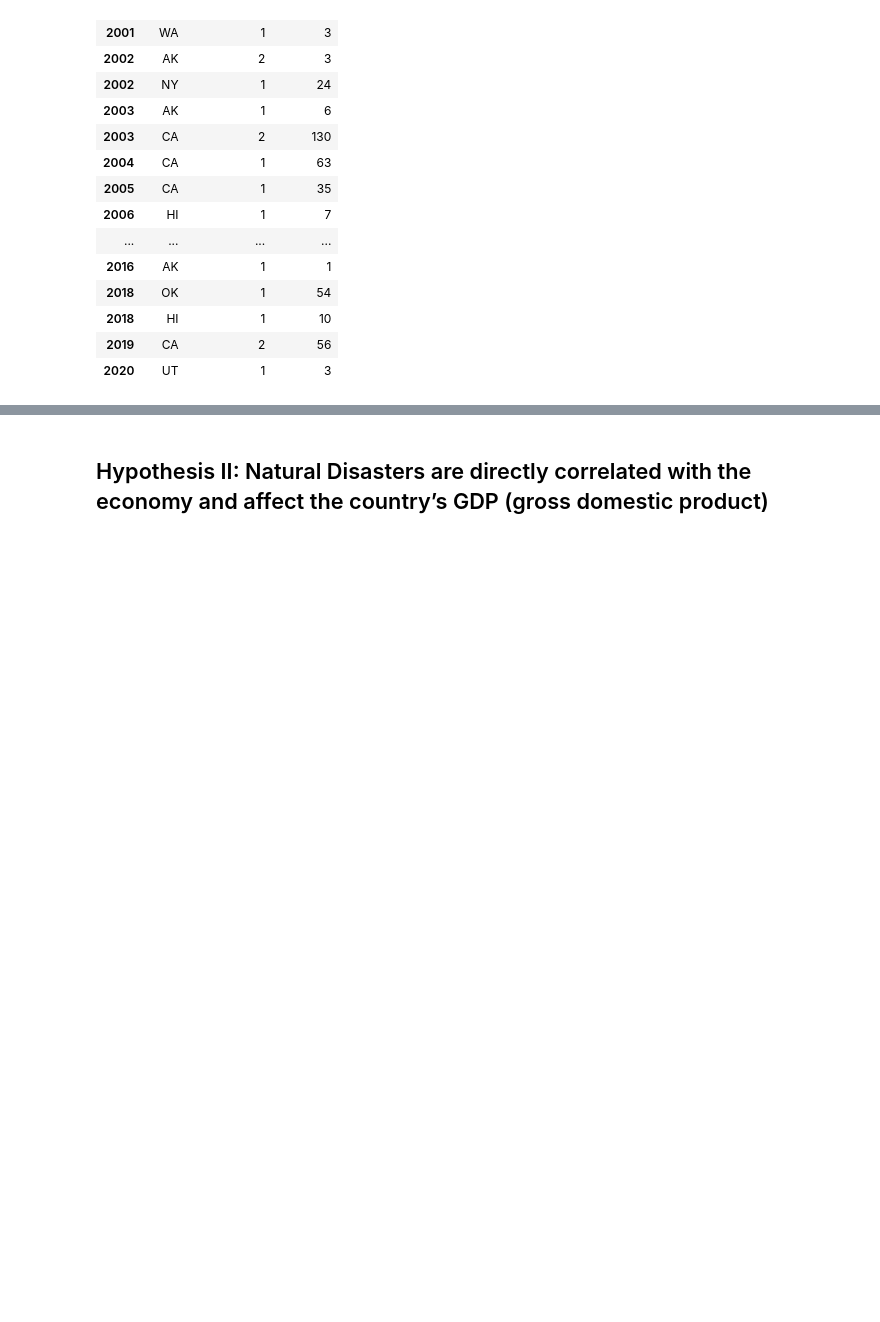
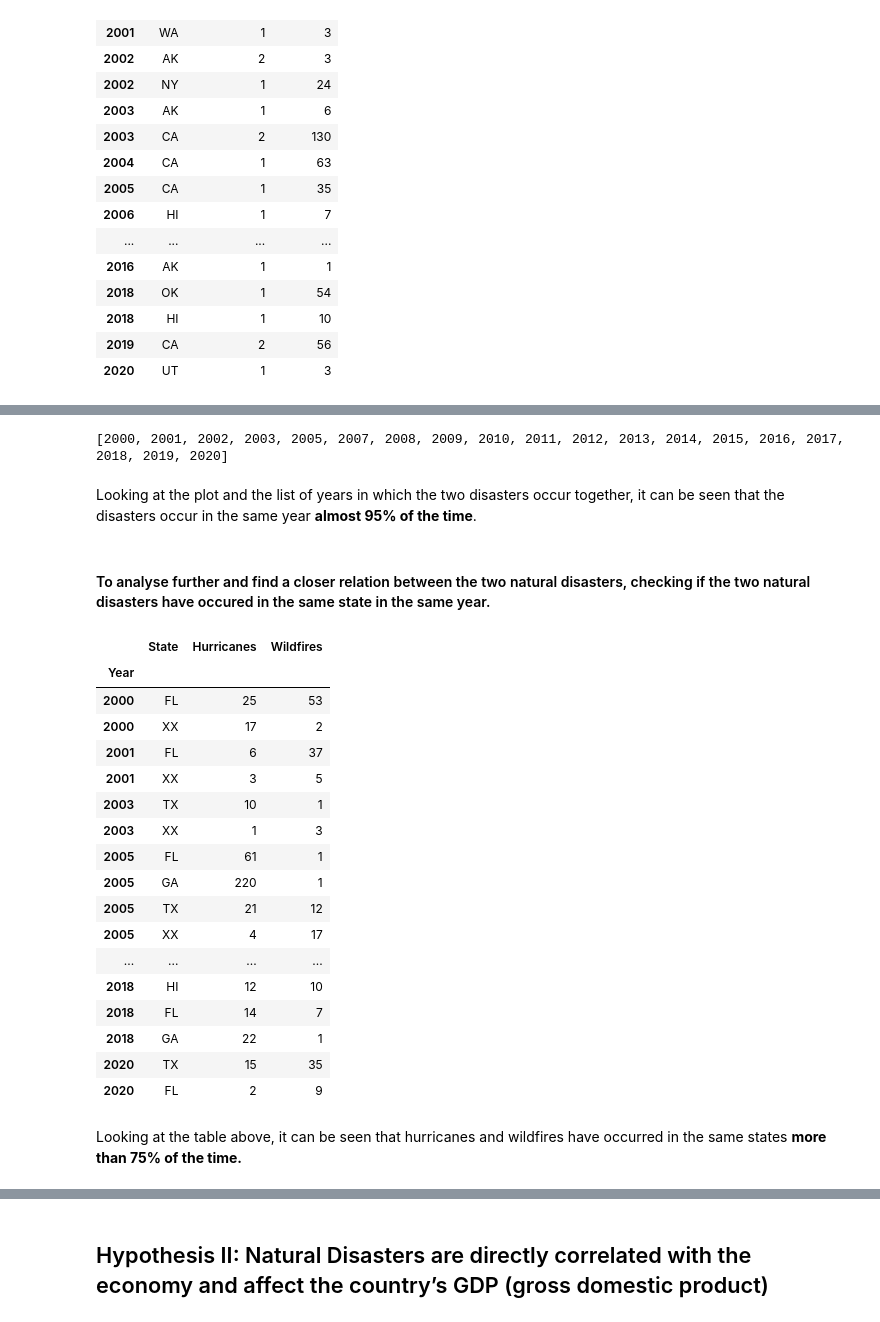
Before and after one commit to resh-chh/2021Fall_finals, a Jupyter notebook: Natural_Disasters_and_its_Economic_Impacts_in_the_US.ipynb, the cells around one changed output, grey strips where cells are left out. Drawn from its saved outputs; the diff is of its cells as text; code cells hidden in the pictures; blank space fills up the shorter version.

```diff
--- a/Natural_Disasters_and_its_Economic_Impacts_in_the_US.ipynb
+++ b/Natural_Disasters_and_its_Economic_Impacts_in_the_US.ipynb
@@ -155,0 +166,38 @@ display(state_wise_disasters)
+# %%
+# find the list of years in which earthquakes and tsunamis occurred at the same time
+event_list = ['Hurricanes', 'Wildfires']
+disaster_years = find_combined_disaster_year(event_list, yearly_event_count_summary)
+print(disaster_years)
+# %% [output]
+[2000, 2001, 2002, 2003, 2005, 2007, 2008, 2009, 2010, 2011, 2012, 2013, 2014, 2015, 2016, 2017, 2018, 2019, 2020]
+# %% [markdown]
+Looking at the plot and the list of years in which the two disasters occur together, it can be seen that the disasters occur in the same year <b> almost 95% of the time</b>.
+# %% [markdown]
+#### To analyse further and find a closer relation between the two natural disasters, checking if the two natural disasters have occured in the same state in the same year.
+# %%
+# find the states in which the disasters occurred according to the years
+state_wise_disasters = yearwise_statewise_event_summary_plot([hurricanes_data, wildfires_data], disaster_years,
+                                                                 ['Hurricanes', 'Wildfires'])
+state_wise_disasters.set_index('Year', inplace=True)
+display(state_wise_disasters)
+# %% [output]
+|  | State | Hurricanes | Wildfires |
+| Year |  |  |  |
+| 2000 | FL | 25 | 53 |
+| 2000 | XX | 17 | 2 |
+| 2001 | FL | 6 | 37 |
+| 2001 | XX | 3 | 5 |
+| 2003 | TX | 10 | 1 |
+| 2003 | XX | 1 | 3 |
+| 2005 | FL | 61 | 1 |
+| 2005 | GA | 220 | 1 |
+| 2005 | TX | 21 | 12 |
+| 2005 | XX | 4 | 17 |
+| ... | ... | ... | ... |
+| 2018 | HI | 12 | 10 |
+| 2018 | FL | 14 | 7 |
+| 2018 | GA | 22 | 1 |
+| 2020 | TX | 15 | 35 |
+| 2020 | FL | 2 | 9 |
+# %% [markdown]
+Looking at the table above, it can be seen that hurricanes and wildfires have occurred in the same states <b>more than 75% of the time.</b>
```
Also changed, not shown: parts of 4 cells of this notebook.
